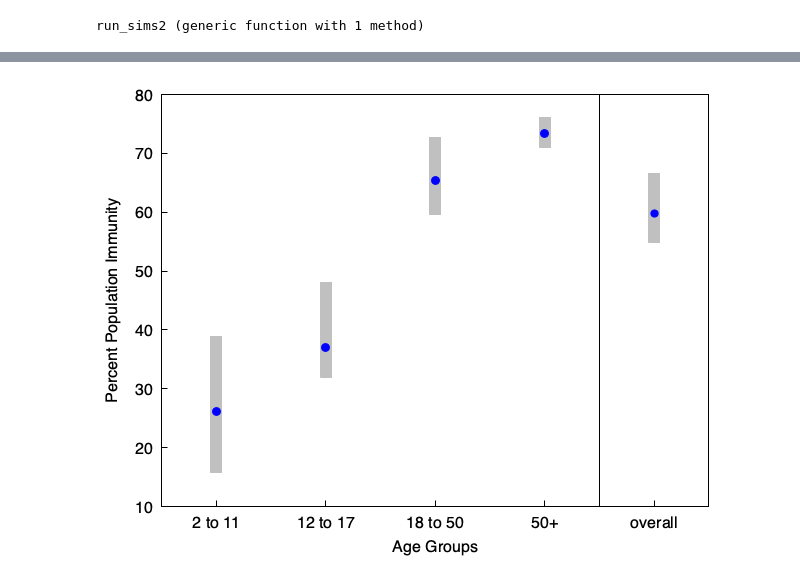
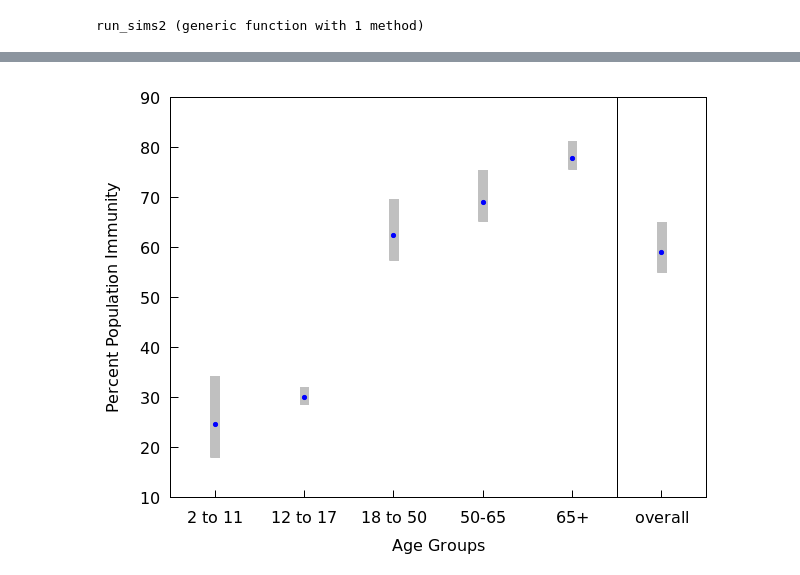
Before and after one commit to affans/c19popimmunity, a Jupyter notebook: population_immunity.ipynb, the cells around one changed output, grey strips where cells are left out. Drawn from its saved outputs; the diff is of its cells as text; code cells hidden in the pictures.

```diff
--- a/population_immunity.ipynb
+++ b/population_immunity.ipynb
@@ -293,31 +324,0 @@ run_secondmc (generic function with 1 method)
-# %%
-# these variables used later on as well, do not overwrite
-pops = [39772578, 41852838, 129630156, 116983951]
-
-# total number of vaccinated individuals (first dose, full vaccinated)
-dose1 = [79545, 4185284, 12124960, 11518568]
-dose2 = [79545, 10481151, 58395390, 81208140]
-
-## total number of infections (minus the last 90 days)
-# these numbers are hardcoded (given by Seyed), but they are equivalent to the total mean of infections for each age group as printed above
-infavg = [11430349, 5724210, 53431440, 23083816]
-
-
-# run the MC simulations for determining probability that individual is infected but not vaccinated
-# this is also done at the age group level.
-ol_lows = zeros(Float64, 4)
-ol_means = zeros(Float64, 4)
-ol_his = zeros(Float64, 4)
-println("Probability of infected but not vaccinated (mean, lo, high) (per age group)\n")
-for ag in 1:4
-    popsize = pops[ag]
-    vac = Int(ceil(dose2[ag] / popsize * 1000))
-    inf = Int(ceil(infavg[ag] / popsize * 1000))
-    res = run_secondmc(1000, vac, inf)
-    ol_lows[ag] = minimum(res)
-    ol_means[ag] = mean(res)
-    ol_his[ag] = maximum(res)
-end
-println("means: $ol_means")
-println("lows: $ol_lows")
-println("highs: $ol_his")
@@ -379,29 +369,28 @@ overall: 0.5981904535328811 ( 0.5524155246540312 - 0.6625843749890663 )
 # %%
 # Plot the Figure
-
 # box plot args: x  box_min  whisker_min  whisker_high  box_high
 # can also do # Data columns:X Min 1stQuartile Median 3rdQuartile Max
 Gnuplot.options.mime[MIME"text/html"] = "svg enhanced standalone mouse size 350,400";
 @gp "reset"
 @gp :- "set boxwidth 0.1 absolute"
 @gp :- "set offsets 0.5, 0.5, 0, 0"
 @gp :- "set autoscale xfix"
 @gp :- "set style fill solid noborder"
-@gp :- "set xtics ('2 to 11' 1, '12 to 17' 2, '18 to 50' 3, '50+' 4, 'overall' 5)"
+@gp :- "set xtics ('2 to 11' 1, '12 to 17' 2, '18 to 50' 3, '50-65' 4, '65+' 5, 'overall' 6)"
 
 @gp :- "set xtics noenhanced nomirror" # no escaping for strings :-
 @gp :- "set ytics nomirror"
 @gp :- "set xlabel 'Age Groups'"
 @gp :- "set ylabel 'Percent Population Immunity'"
 # obj 1 is the entire plot
 #@gp :- "set obj 1 rectangle behind from screen 0,0 to screen 1,1"
 #@gp :- "set obj 1 fillstyle solid 1.0 fillcolor rgbcolor 'black'"
 
-@gp :- 1:4 immunities_lo.*100  immunities_lo.*100 immunities_hi.*100   immunities_hi.*100   "w candlesticks notit linecolor rgb 'grey'"
-@gp :- 1:4 immunities_mean.*100 "with point notit pointtype 7 pointsize 1.3  lc rgb 'blue'"
-@gp :- 5:5 overall_lo.*100  overall_lo.*100 overall_hi.*100   overall_hi.*100   "w candlesticks notit linecolor rgb 'grey'"
-@gp :- 5:5 overall_mean.*100 "with point notit pointtype 7 pointsize 1.2 lc rgb 'blue'"
+@gp :- 1:5 immunities_lo.*100  immunities_lo.*100 immunities_hi.*100   immunities_hi.*100   "w candlesticks notit linecolor rgb 'grey'"
+@gp :- 1:5 immunities_mean.*100 "with point notit pointtype 7 pointsize 0.7  lc rgb 'blue'"
+@gp :- 6:6 overall_lo.*100  overall_lo.*100 overall_hi.*100   overall_hi.*100   "w candlesticks notit linecolor rgb 'grey'"
+@gp :- 6:6 overall_mean.*100 "with point notit pointtype 7 pointsize 0.7 lc rgb 'blue'"
 #@gp :- "set arrow from 4.5,4 to 4.5,80 nohead lc rgb 'red'"
-@gp :- "set arrow from 4.5, graph 0 to 4.5, graph 1 nohead"
+@gp :- "set arrow from 5.5, graph 0 to 5.5, graph 1 nohead"
 # %% [output]
-[figure, old version]
+[figure, new version]
```
Also changed, not shown: parts of 14 cells of this notebook, 6 other files.
